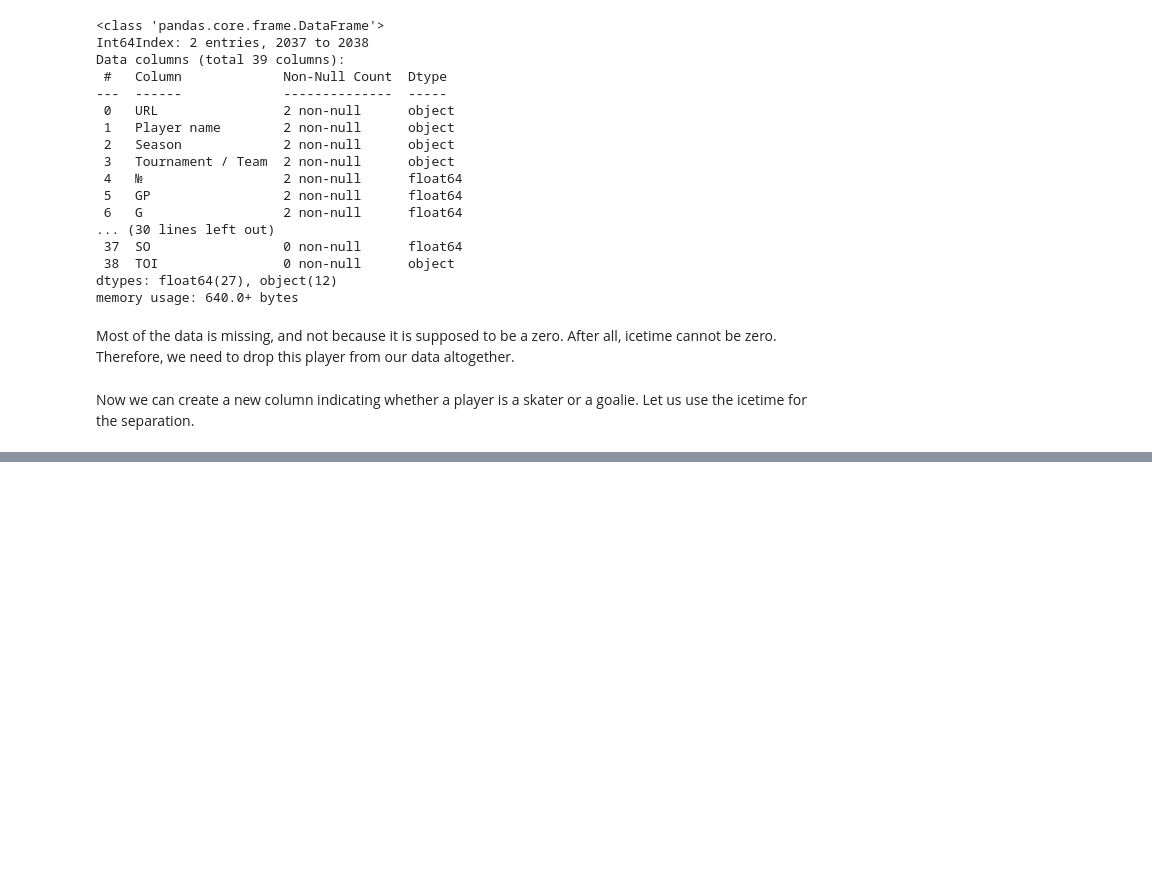
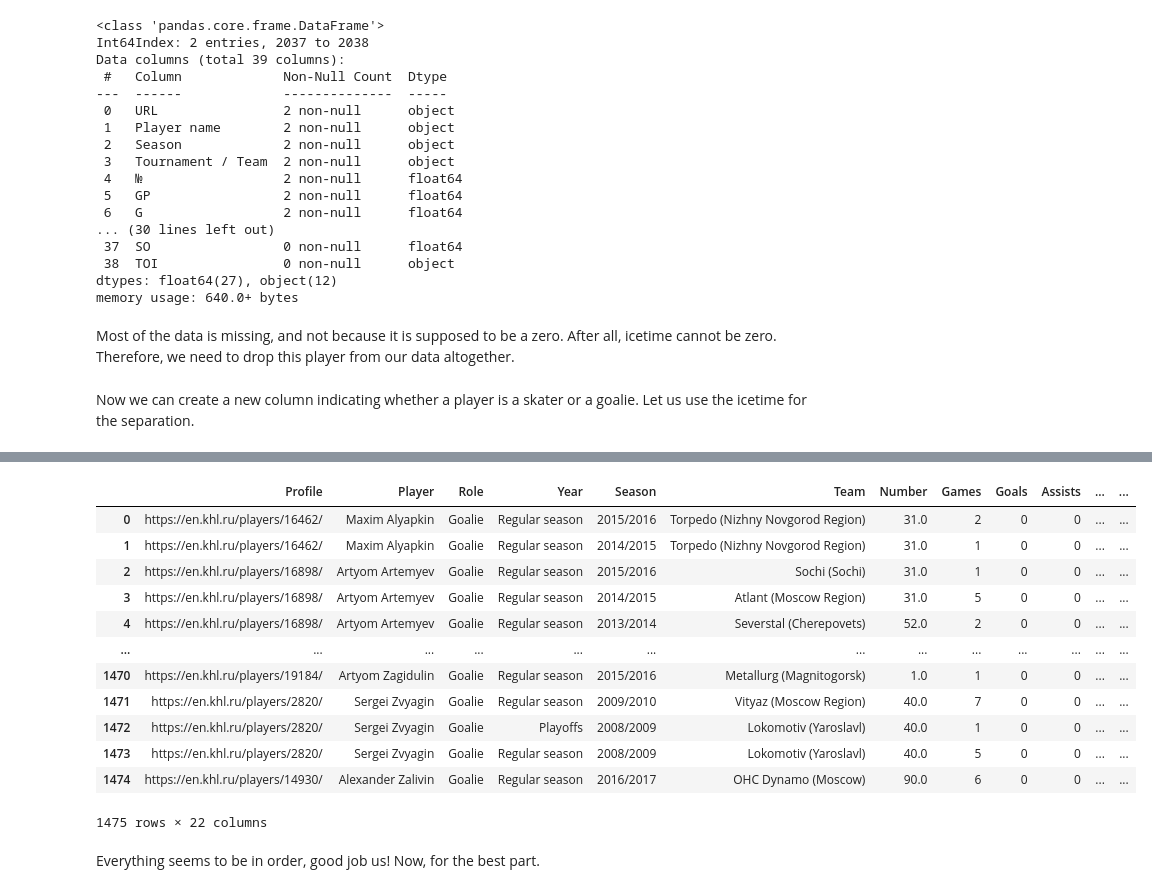
Before and after one commit to Dark-Hobbit/khl, a Jupyter notebook: stage_2/players_processing_season.ipynb, the cells around one changed output, grey strips where cells are left out. Drawn from its saved outputs; the diff is of its cells as text; code cells hidden in the pictures; blank space fills up the shorter version.

```diff
--- a/stage_2/players_processing_season.ipynb
+++ b/stage_2/players_processing_season.ipynb
@@ -106,0 +310,31 @@ Now we can create a new column indicating whether a player is a skater or a goal
+# %%
+# Now for the goalies.
+
+goalies_season.drop(['Points', 'Plus_minus', 'Plus', 'Minus', 'Goals_even', 'Goals_powerplay', 'Goals_shorthanded',
+                     'Goals_overtime', 'Game_winning_goals', 'Game_winning_shootouts', 'Shots_percentage', 'Shots_game',
+                     'Faceoffs', 'Faceoffs_won', 'Faceoffs_percentage', 'Icetime_game','Shifts_game', 'Hits',
+                     'Shots_blocked', 'Penalties_against'], axis=1, inplace=True)
+
+# A list of columns to be changed into integers.
+
+goalies_int = ['Games', 'Goals', 'Assists', 'Penalties', 'Shots', 'Wins', 'Losses', 'Shootouts', 'Goals_against',
+               'Saves', 'Shutouts']
+
+goalies_season[goalies_int] = goalies_season[goalies_int].replace(np.NaN, 0).astype('int')
+
+# A list of columns to be changed into floats
+# We still need to fix the '-' symbol and cannot change the 'icetime' column.
+
+goalies_float = ['Saves_percentage', 'Goals_against_average']
+
+goalies_season[goalies_float] = goalies_season[goalies_float].replace('-', np.NaN).astype('float')
+
+# Still need to change the player's number into an object.
+
+goalies_season['Number'] = goalies_season['Number'].astype('object')
+
+# At least we will not have to move the icetime in seconds now, since icetime is already at the end of the dataframe.
+
+goalies_season['Icetime'] = goalies_season['Icetime'].replace('-', '0:00')
+
+goalies_season['Icetime_seconds'] = goalies_season['Icetime'].apply(lambda x: int(x[:-3]) * 60 + int(x[-2:]))
@@ -106,0 +357,18 @@ Now we can create a new column indicating whether a player is a skater or a goal
+# %%
+goalies_season
+# %% [output]
+|  | Profile | Player | Role | Year | Season | Team | Number | Games | Goals | Assists | ... | ... |
+| 0 | https://en.khl.ru/players/16462/ | Maxim Alyapkin | Goalie | Regular season | 2015/2016 | Torpedo (Nizhny Novgorod Region) | 31.0 | 2 | 0 | 0 | ... | ... |
+| 1 | https://en.khl.ru/players/16462/ | Maxim Alyapkin | Goalie | Regular season | 2014/2015 | Torpedo (Nizhny Novgorod Region) | 31.0 | 1 | 0 | 0 | ... | ... |
+| 2 | https://en.khl.ru/players/16898/ | Artyom Artemyev | Goalie | Regular season | 2015/2016 | Sochi (Sochi) | 31.0 | 1 | 0 | 0 | ... | ... |
+| 3 | https://en.khl.ru/players/16898/ | Artyom Artemyev | Goalie | Regular season | 2014/2015 | Atlant (Moscow Region) | 31.0 | 5 | 0 | 0 | ... | ... |
+| 4 | https://en.khl.ru/players/16898/ | Artyom Artemyev | Goalie | Regular season | 2013/2014 | Severstal (Cherepovets) | 52.0 | 2 | 0 | 0 | ... | ... |
+| ... | ... | ... | ... | ... | ... | ... | ... | ... | ... | ... | ... | ... |
+| 1470 | https://en.khl.ru/players/19184/ | Artyom Zagidulin | Goalie | Regular season | 2015/2016 | Metallurg (Magnitogorsk) | 1.0 | 1 | 0 | 0 | ... | ... |
+| 1471 | https://en.khl.ru/players/2820/ | Sergei Zvyagin | Goalie | Regular season | 2009/2010 | Vityaz (Moscow Region) | 40.0 | 7 | 0 | 0 | ... | ... |
+| 1472 | https://en.khl.ru/players/2820/ | Sergei Zvyagin | Goalie | Playoffs | 2008/2009 | Lokomotiv (Yaroslavl) | 40.0 | 1 | 0 | 0 | ... | ... |
+| 1473 | https://en.khl.ru/players/2820/ | Sergei Zvyagin | Goalie | Regular season | 2008/2009 | Lokomotiv (Yaroslavl) | 40.0 | 5 | 0 | 0 | ... | ... |
+| 1474 | https://en.khl.ru/players/14930/ | Alexander Zalivin | Goalie | Regular season | 2016/2017 | OHC Dynamo (Moscow) | 90.0 | 6 | 0 | 0 | ... | ... |
+1475 rows × 22 columns
+# %% [markdown]
+Everything seems to be in order, good job us! Now, for the best part.
```
Also changed, not shown: parts of 18 cells of this notebook, 2 other files.
